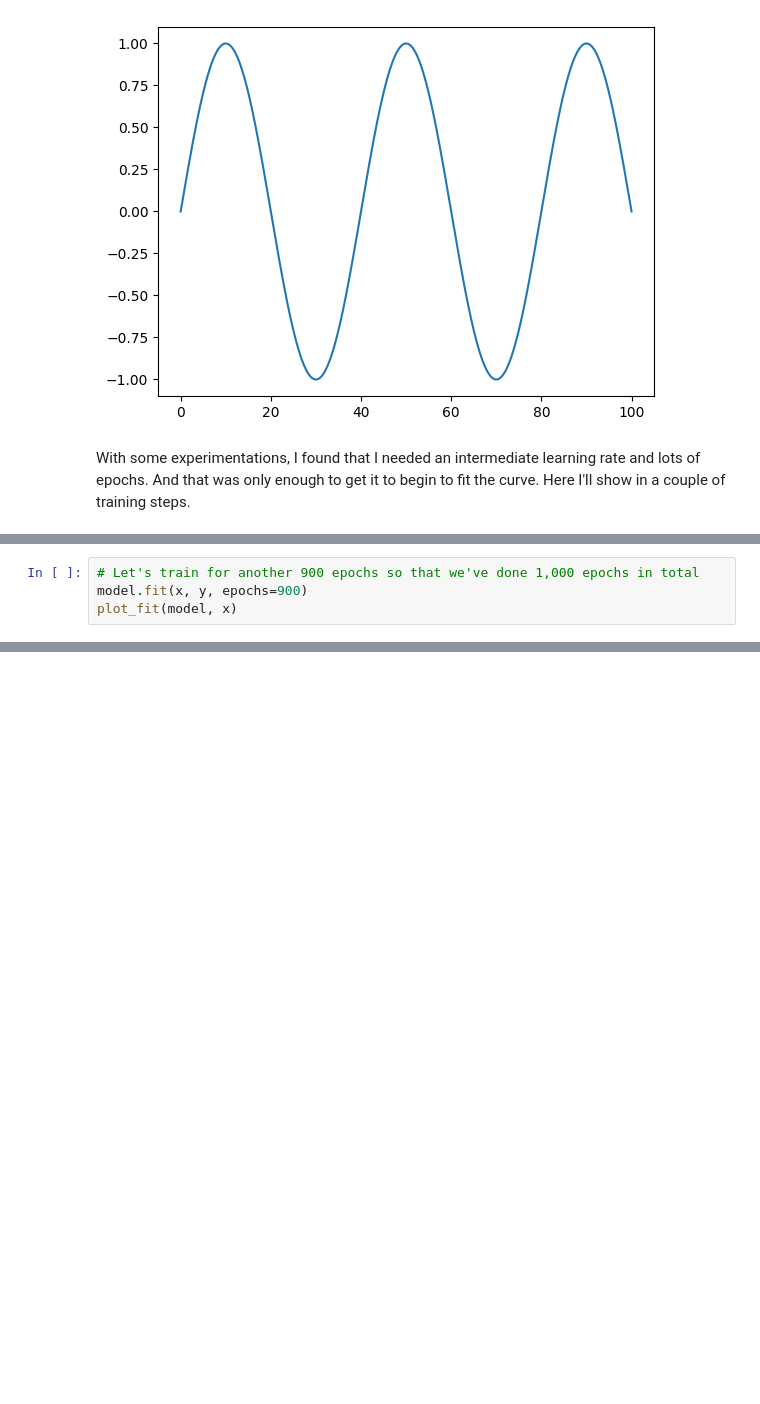
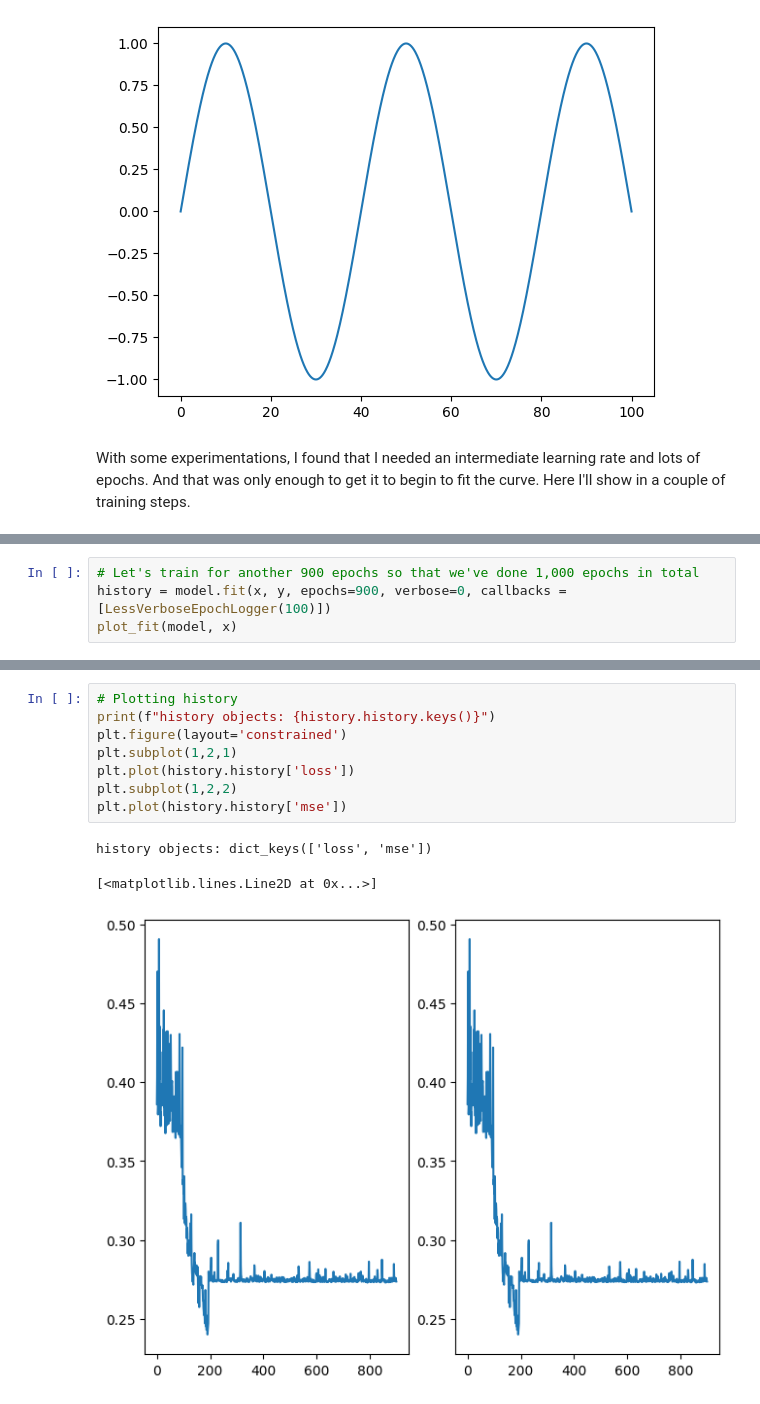
Before and after one commit to malcolmlett/training-instrumentation-toolkit, a Jupyter notebook: Difficult_to_train_v1.ipynb, the cells around one changed output, grey strips where cells are left out. Saved outputs shown, nothing was run; the diff lists cells and outputs as text; blank space fills up the shorter version.

```diff
--- a/Difficult_to_train_v1.ipynb
+++ b/Difficult_to_train_v1.ipynb
@@ -165,5 +177,5 @@ Epoch 100/100
 # %%
 # Let's train for another 900 epochs so that we've done 1,000 epochs in total
-model.fit(x, y, epochs=900)
+history = model.fit(x, y, epochs=900, verbose=0, callbacks = [LessVerboseEpochLogger(100)])
 plot_fit(model, x)
 # %% [output]
@@ -187,0 +194,12 @@ Epoch 900/900
+# %%
+# Plotting history
+print(f"history objects: {history.history.keys()}")
+plt.figure(layout='constrained')
+plt.subplot(1,2,1)
+plt.plot(history.history['loss'])
+plt.subplot(1,2,2)
+plt.plot(history.history['mse'])
+# %% [output]
+history objects: dict_keys(['loss', 'mse'])
+[<matplotlib.lines.Line2D at 0x...>]
+[figure, added]
```
Also changed, not shown: parts of 30 cells of this notebook.
